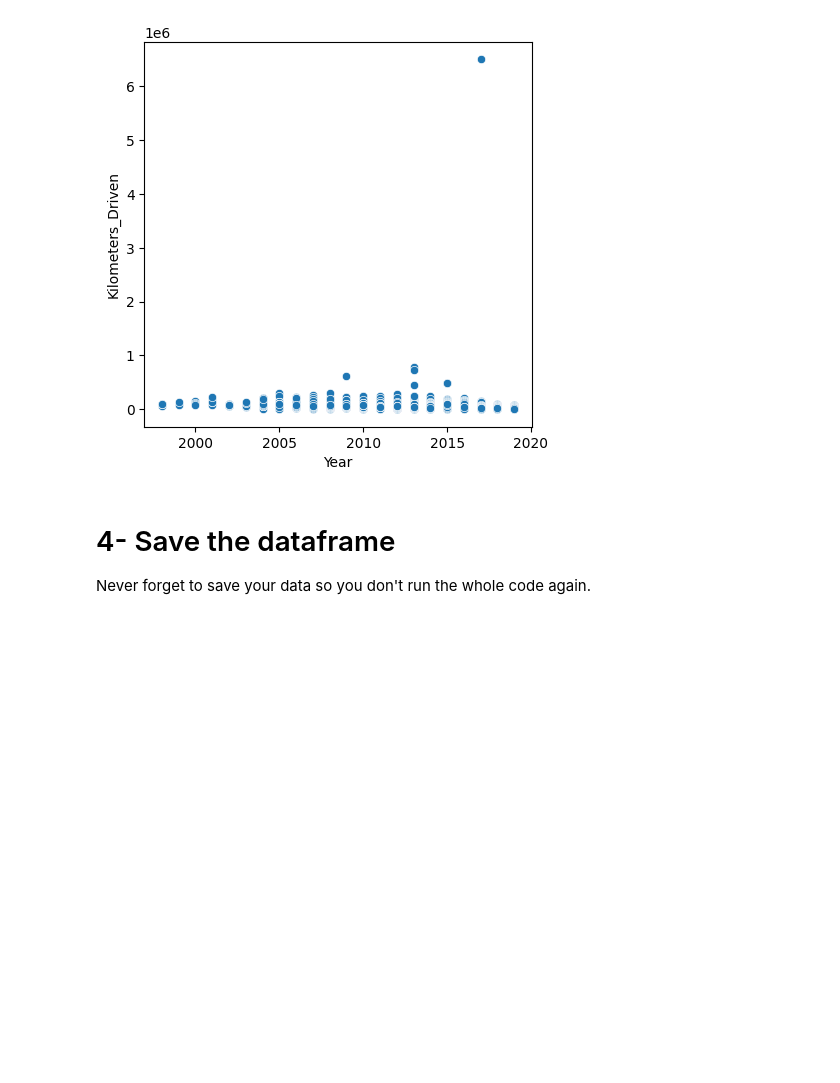
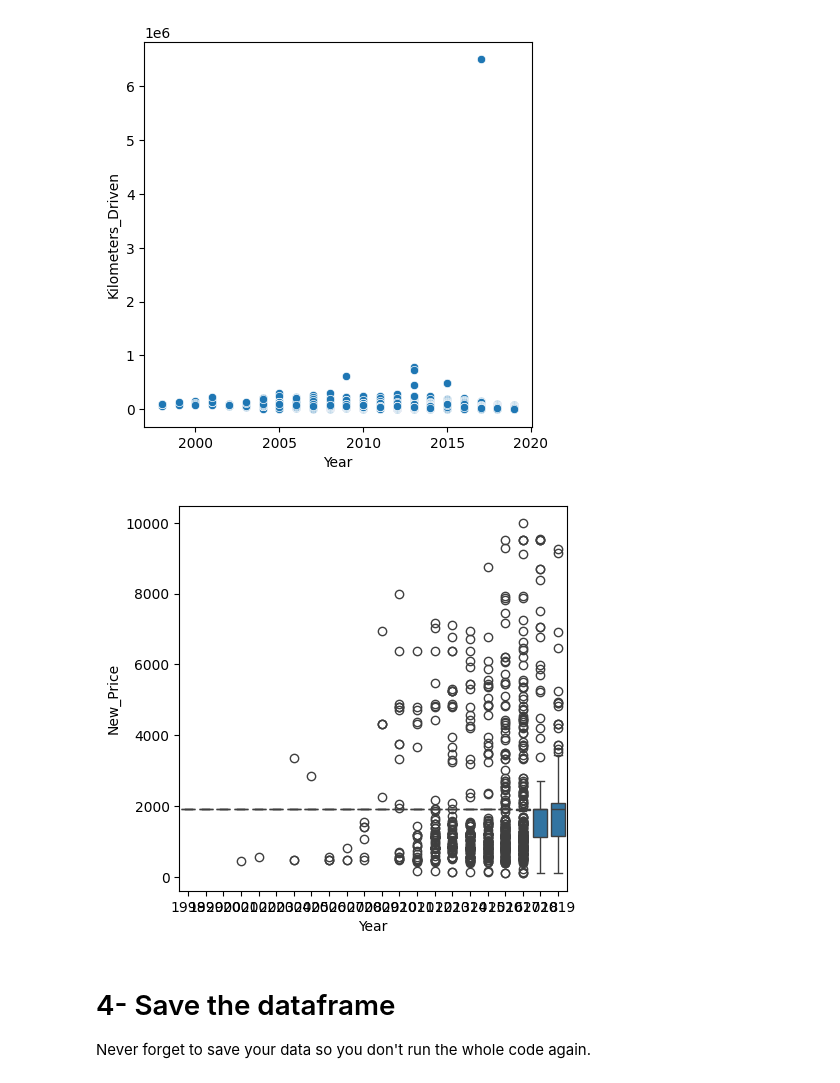
Before and after one commit to Ziyad501/T5, a Jupyter notebook: Week2/Used_cars.ipynb, the cells around one changed output. Saved outputs shown, nothing was run; the diff lists cells and outputs as text; code cells hidden in the pictures; blank space fills up the shorter version.

Commit message:
adding some visuals

```diff
--- a/Week2/Used_cars.ipynb
+++ b/Week2/Used_cars.ipynb
@@ -717,6 +717,12 @@ sns.scatterplot(df,x="Year",y="Kilometers_Driven")
 plt.show()
 # %% [output]
 [figure]
+# %%
+plt.figure(figsize=(5,5))
+sns.boxplot(df,x="Year",y="New_Price")
+plt.show()
+# %% [output]
+[figure, added]
 # %% [markdown]
 # 4- Save the dataframe
 Never forget to save your data so you don't run the whole code again.
```
